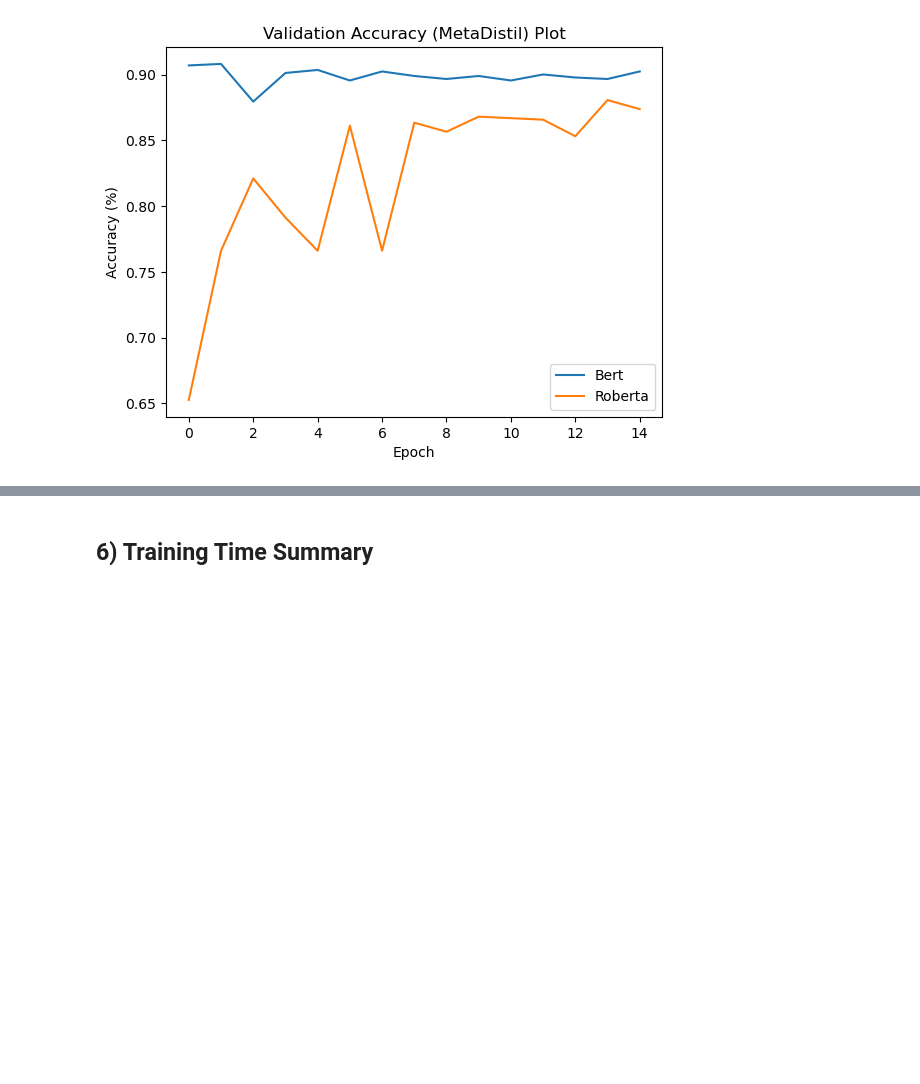
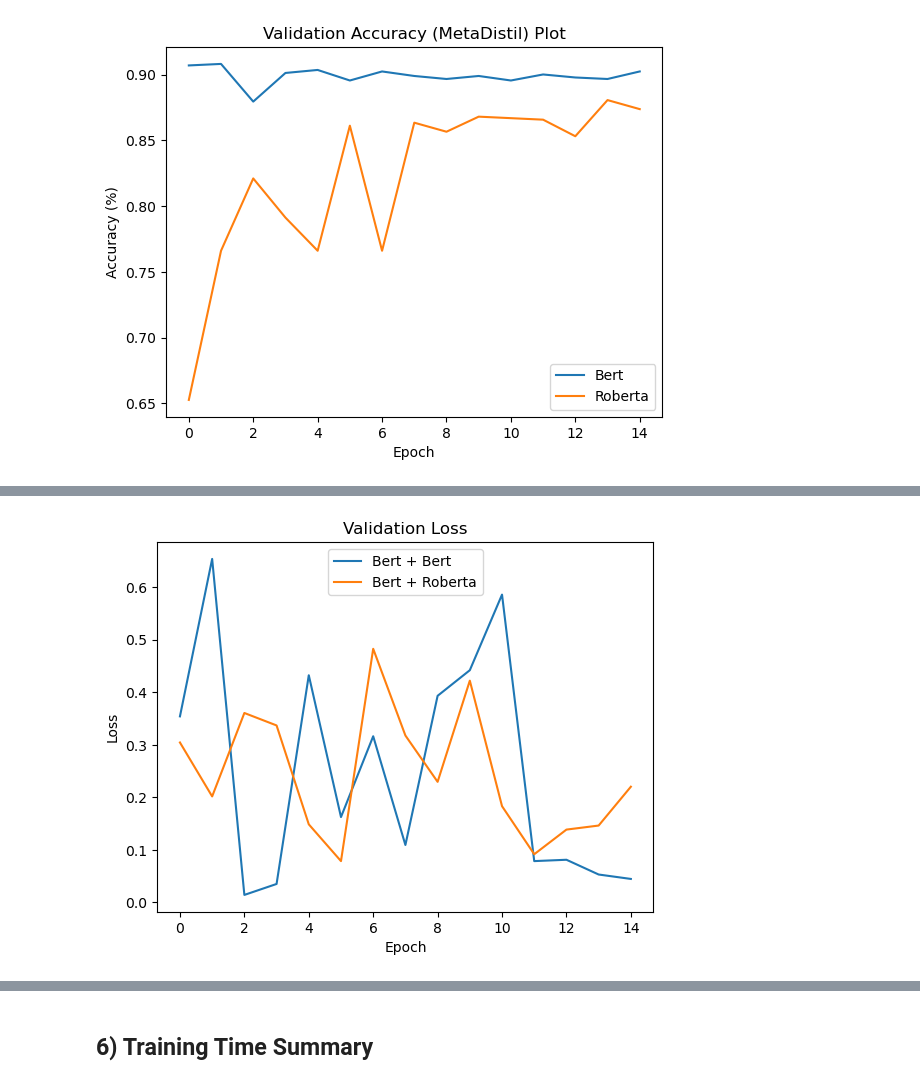
Before and after one commit to aal2015/NLP-Project, a Jupyter notebook: models_analysis.ipynb, the cells around one changed output, grey strips where cells are left out. Cells and saved outputs as stored; diff of their text form; code cells hidden in the pictures; blank space fills up the shorter version.

```diff
--- a/models_analysis.ipynb
+++ b/models_analysis.ipynb
@@ -512,0 +541,5 @@ plotAccuracy(metaDistil_bert_distilbert_hist['val_accs'], metaDistil_roberta_dis
+# %%
+plotLoss(metaDistil_bert_bert_distilbert_hist['val_losses'], metaDistil_bert_roberta_distilbert_hist['val_losses'],
+        ["Bert + Bert", "Bert + Roberta"], title="Validation Loss")
+# %% [output]
+[figure, added]
```
Also changed, not shown: parts of 31 cells of this notebook, 4 other files.
